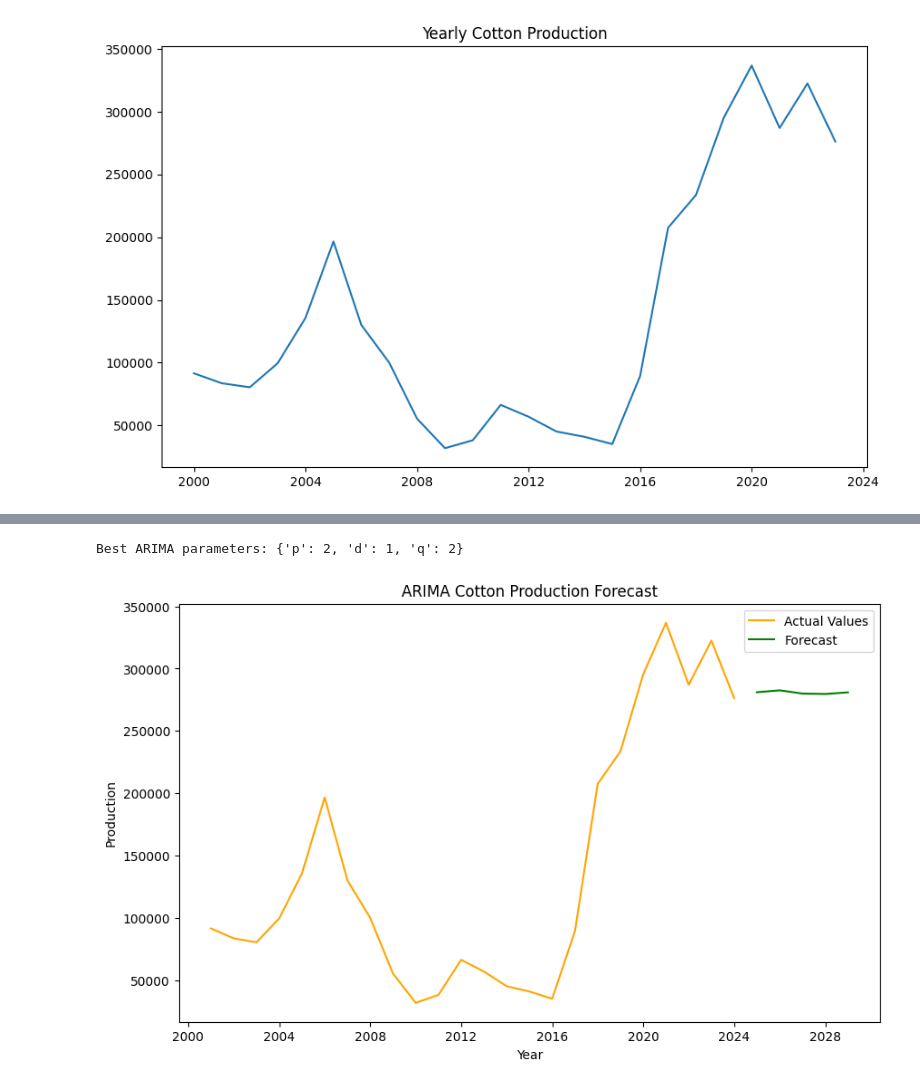
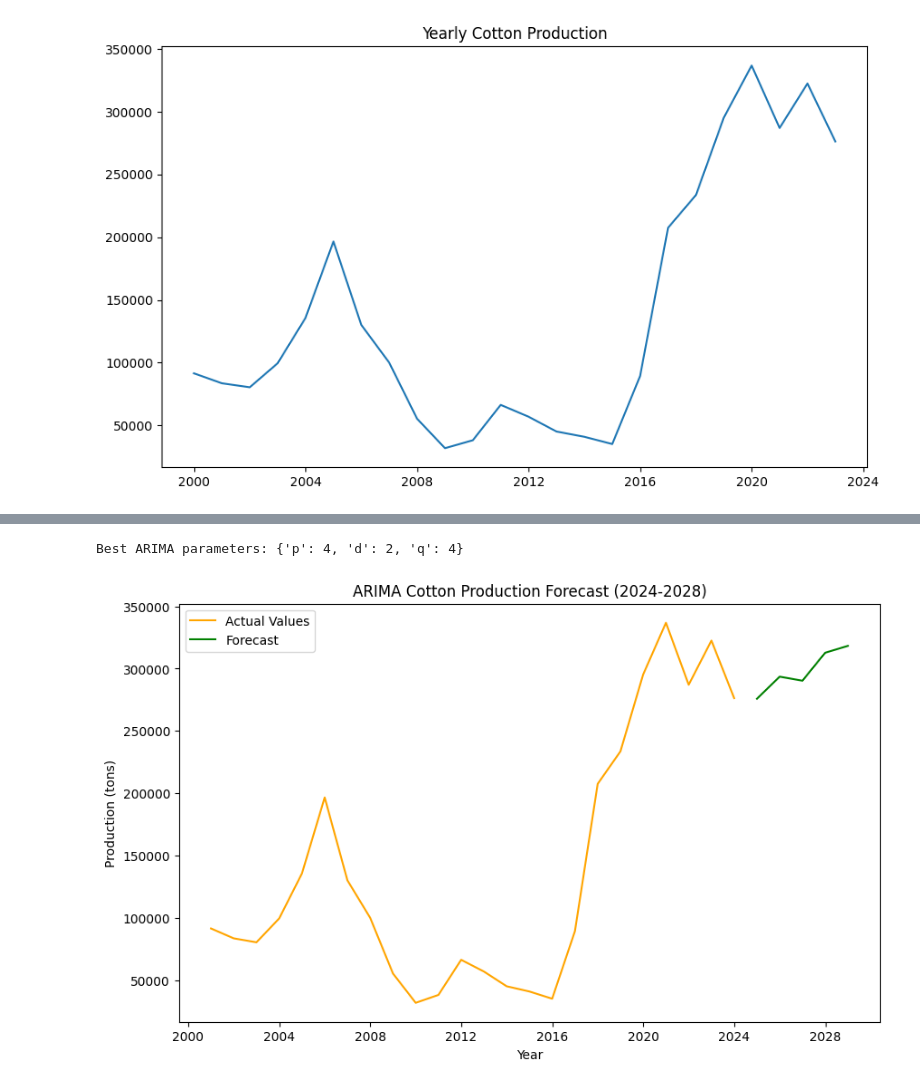
Before and after one commit to Ismat-Samadov/Cotton_Production_Forecasting, a Jupyter notebook: modelling/model.ipynb, the cells around one changed output, grey strips where cells are left out. Cells and saved outputs as stored; diff of their text form; code cells hidden in the pictures.

```diff
--- a/modelling/model.ipynb
+++ b/modelling/model.ipynb
@@ -851,6 +851,7 @@ from sklearn.metrics import mean_squared_error
 import matplotlib.pyplot as plt
 import joblib
 from statsmodels.tsa.arima.model import ARIMA
+from sklearn.preprocessing import MinMaxScaler
 
 # Load the dataset
 file_path = 'transformed_cotton_production.csv'
@@ -859,28 +860,33 @@ data = pd.read_csv(file_path)
 # Use only Year and Production columns, summing production by Year
 yearly_production = data.groupby('Year')['Production'].sum()
 
-# Create a time series index with updated frequency
+# Create a time series index
 yearly_production.index = pd.date_range(start='2000', periods=len(yearly_production), freq='YE')
+
+# Define look_back (set this value based on your requirement)
+look_back = 5  # Example value; adjust as needed
 
 # Create a function to evaluate the ARIMA model
 def evaluate_arima(order):
     try:
-        model = ARIMA(yearly_production, order=order)
+        # Only use data up to the present for training
+        train_data = yearly_production[:'2023']  # Up to 2023
+
+        model = ARIMA(train_data, order=order)
         model_fit = model.fit()
 
-        # Generate predictions
-        forecast = model_fit.forecast(steps=5)  # Forecasting for the next 5 years
-
-        return mean_squared_error(yearly_production[-5:], forecast)
+        # Generate predictions for the next 5 years
+        forecast = model_fit.forecast(steps=5)  # Forecasting for 2024-2028
+        return mean_squared_error(train_data[-5:], forecast)
     except Exception as e:
-        print(f"Error fitting ARIMA model with order {order}: {e}")
-        return float("inf")  # Return a high error value if fitting fails
+        print(f"Error in model fitting: {e}")
+        return np.inf  # Return a large number to indicate failure
 
 # Define the Optuna objective function for ARIMA
 def objective(trial):
-    p = trial.suggest_int('p', 0, 2)  # AR term
-    d = trial.suggest_int('d', 0, 1)  # Differencing
-    q = trial.suggest_int('q', 0, 2)  # MA term
+    p = trial.suggest_int('p', 0, 5)  # AR term
+    d = trial.suggest_int('d', 0, 2)  # Differencing
+    q = trial.suggest_int('q', 0, 5)  # MA term
 
     order = (p, d, q)
     return evaluate_arima(order)
@@ -893,27 +899,49 @@ study.optimize(objective, n_trials=50)
 best_params = study.best_params
 print(f"Best ARIMA parameters: {best_params}")
 
-# Train the final model with the best hyperparameters
-final_model = ARIMA(yearly_production, order=(best_params['p'], best_params['d'], best_params['q']))
+# Train the final model with the best hyperparameters using past data up to 2023
+final_model = ARIMA(yearly_production[:'2023'], order=(best_params['p'], best_params['d'], best_params['q']))
 final_model_fit = final_model.fit()
 
-# Generate future predictions
+# Generate future predictions for 2024-2028
 forecast = final_model_fit.forecast(steps=5)  # Forecasting for the next 5 years
+
+# Create a date range for the forecast
+future_years = pd.date_range(start=yearly_production.index[-1], periods=6, freq='Y')[1:]
 
 # Plot the predictions and actual values
 plt.figure(figsize=(10, 6))
 plt.plot(yearly_production.index, yearly_production.values, label="Actual Values", color='orange')
-plt.plot(pd.date_range(start=yearly_production.index[-1], periods=6, freq='Y')[1:], forecast, label="Forecast", color='green')
+plt.plot(future_years, forecast, label="Forecast", color='green')
 plt.legend()
-plt.title('ARIMA Cotton Production Forecast')
+plt.title('ARIMA Cotton Production Forecast (2024-2028)')
 plt.xlabel('Year')
-plt.ylabel('Production')
+plt.ylabel('Production (tons)')
 plt.show()
+
+# Scaling: Create and save the scaler for future use
+scaler = MinMaxScaler()
+
+# Fit your scaler on the production data
+scaler.fit(data[['Production']])
+
+# Save the scaler to a file
+joblib.dump(scaler, 'scaler.pkl')
+print("Scaler saved successfully.")
+
+# Save the look_back variable
+joblib.dump(look_back, 'look_back.pkl')
+print("Look back value saved successfully.")
+
+# Save the trained ARIMA model
+joblib.dump(final_model_fit, 'arima_model.pkl')
+print("ARIMA model saved successfully.")
+
+# Optionally, save the forecast values for future reference
+forecast_df = pd.DataFrame(forecast, index=future_years, columns=['Forecast'])
+forecast_df.to_csv('forecasted_cotton_production.csv')
+print("Forecast values saved successfully.")
 
 # Print performance metrics
 print(f'Forecast for the next years: {forecast}')
-
-# Save the trained model
-joblib.dump(final_model_fit, 'arima_model.pkl')
-print("ARIMA model saved successfully.")
 # %% [output]
@@ -937,2 +965,2 @@ print("ARIMA model saved successfully.")
-Best ARIMA parameters: {'p': 2, 'd': 1, 'q': 2}
+Best ARIMA parameters: {'p': 4, 'd': 2, 'q': 4}
-[figure, old version]
+[figure, new version]
```
Also changed, not shown: parts of 1 cell of this notebook, 2 other files.
